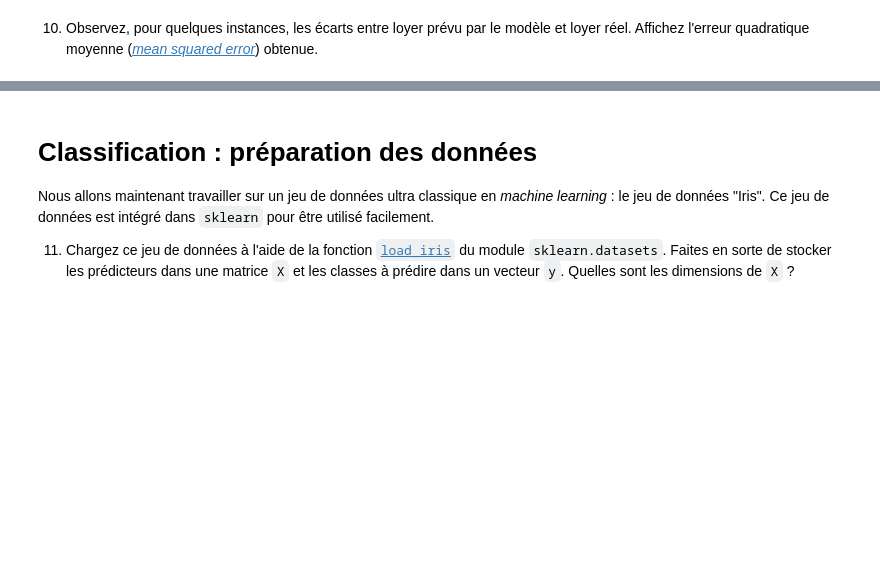
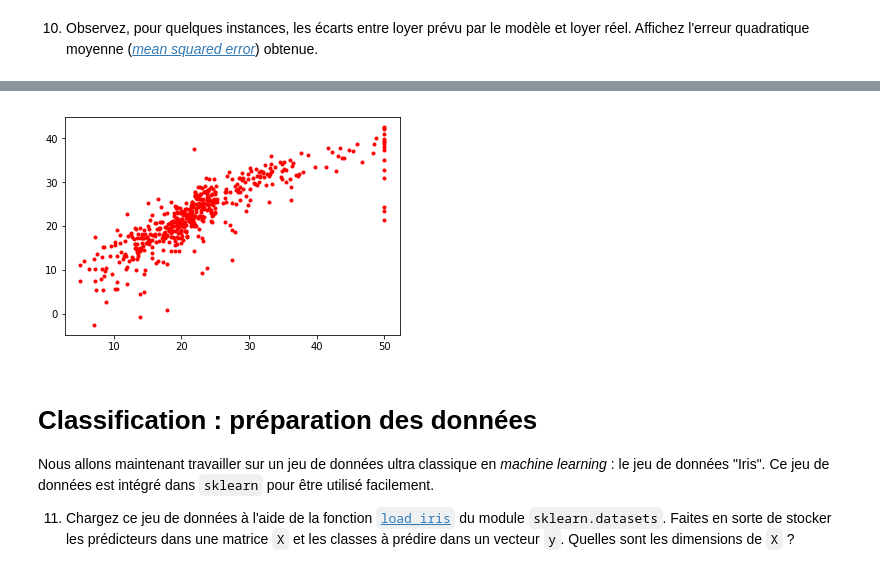
Before and after one commit to pnavaro/machine_learning, a Jupyter notebook: Intro.Scikit-Learn.ipynb, the cells around one changed output, grey strips where cells are left out. Saved outputs shown, nothing was run; the diff lists cells and outputs as text; code cells hidden in the pictures; blank space fills up the shorter version.

```diff
--- a/Intro.Scikit-Learn.ipynb
+++ b/Intro.Scikit-Learn.ipynb
@@ -88,3 +125,15 @@ d'un modèle
 # %% [markdown]
 10. Observez, pour quelques instances, les écarts entre loyer prévu par le modèle et loyer réel.
 Affichez l'erreur quadratique moyenne ([_mean squared error_](http://scikit-learn.org/stable/modules/generated/sklearn.metrics.mean_squared_error.html)) obtenue.
+# %%
+boston = load_boston()
+X = boston.data
+y = boston.target
+
+X_tr = StandardScaler().fit_transform(X)
+
+model = Lasso(alpha=0.2)
+model.fit(X_tr, y)
+
+print(model.sparse_coef_)
+print(model.score(X_tr, y))
@@ -91,3 +153,8 @@ Affichez l'erreur quadratique moyenne ([_mean squared error_](http://scikit-lear
+# %%
+plt.figure()
+plt.plot(y, model.predict(X_tr), 'r.');
+# %% [output]
+[figure, added]
 # %% [markdown]
 # Classification : préparation des données
 
```
Also changed, not shown: parts of 15 cells of this notebook, 2 other files.
